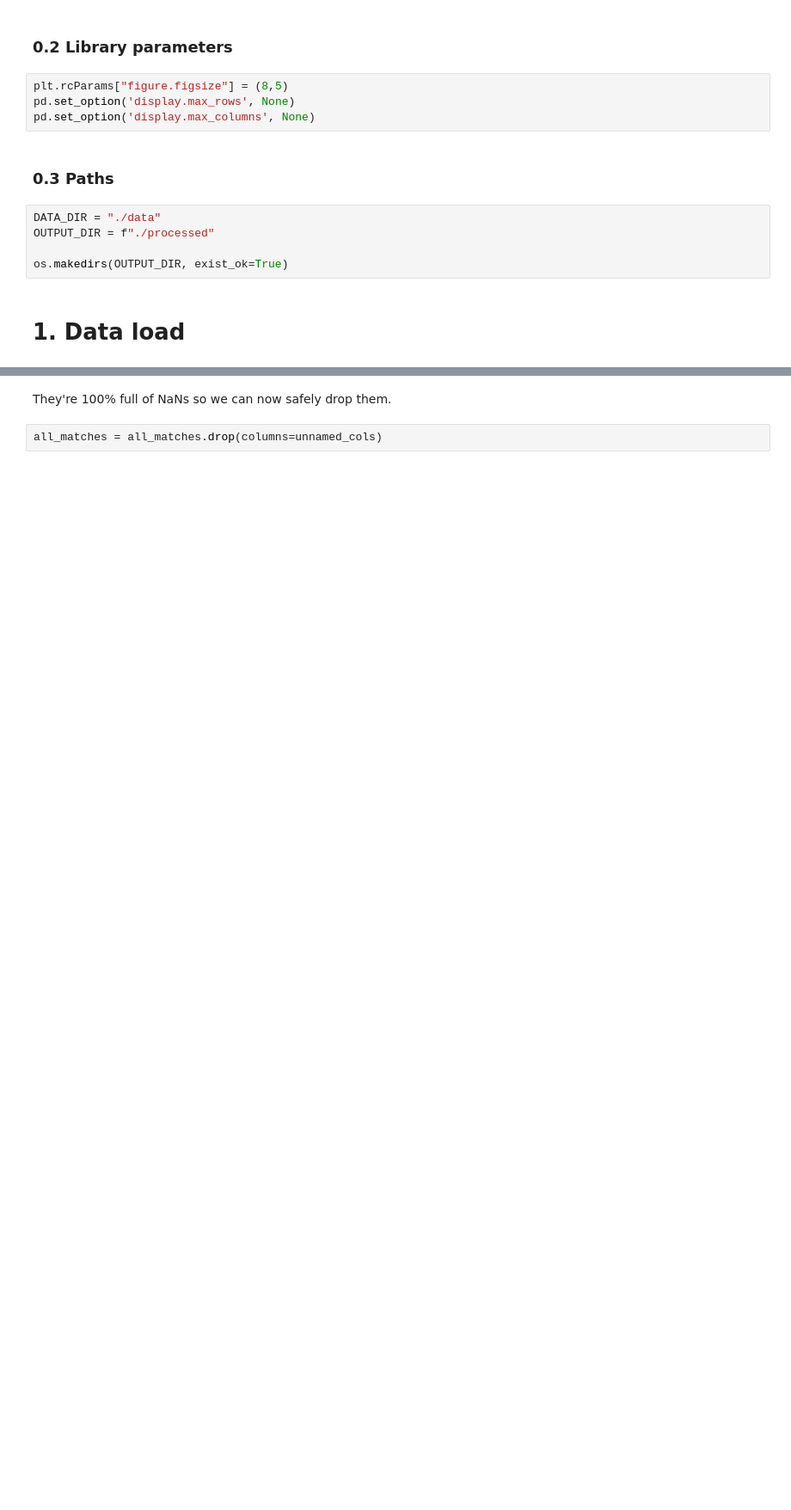
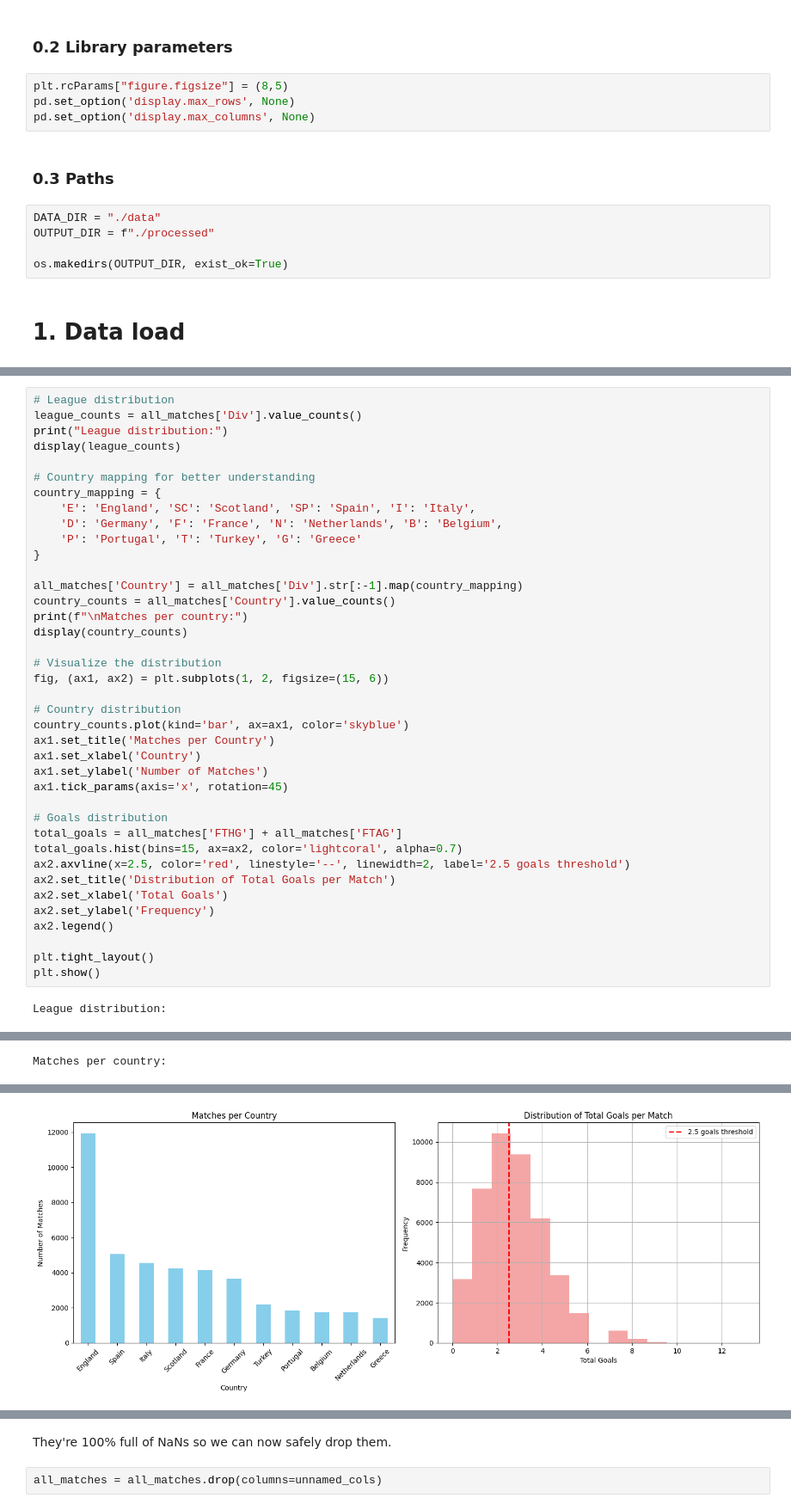
Before and after one commit to OndrejZ24/soccer-leagues-predictions, a Jupyter notebook: preprocessing.ipynb, the cells around one changed output, grey strips where cells are left out. Shown at 86% size. Drawn from its saved outputs; the diff is of its cells as text; blank space fills up the shorter version.

```diff
--- a/preprocessing.ipynb
+++ b/preprocessing.ipynb
@@ -98,0 +205,41 @@ display(all_matches.head())
+# %%
+# League distribution
+league_counts = all_matches['Div'].value_counts()
+print("League distribution:")
+display(league_counts)
+
+# Country mapping for better understanding
+country_mapping = {
+    'E': 'England', 'SC': 'Scotland', 'SP': 'Spain', 'I': 'Italy',
+    'D': 'Germany', 'F': 'France', 'N': 'Netherlands', 'B': 'Belgium',
+    'P': 'Portugal', 'T': 'Turkey', 'G': 'Greece'
+}
+
+all_matches['Country'] = all_matches['Div'].str[:-1].map(country_mapping)
+country_counts = all_matches['Country'].value_counts()
+print(f"\nMatches per country:")
+display(country_counts)
+
+# Visualize the distribution
+fig, (ax1, ax2) = plt.subplots(1, 2, figsize=(15, 6))
+
+# Country distribution
+country_counts.plot(kind='bar', ax=ax1, color='skyblue')
+ax1.set_title('Matches per Country')
+ax1.set_xlabel('Country')
+ax1.set_ylabel('Number of Matches')
+ax1.tick_params(axis='x', rotation=45)
+
+# Goals distribution
+total_goals = all_matches['FTHG'] + all_matches['FTAG']
+total_goals.hist(bins=15, ax=ax2, color='lightcoral', alpha=0.7)
+ax2.axvline(x=2.5, color='red', linestyle='--', linewidth=2, label='2.5 goals threshold')
+ax2.set_title('Distribution of Total Goals per Match')
+ax2.set_xlabel('Total Goals')
+ax2.set_ylabel('Frequency')
+ax2.legend()
+
+plt.tight_layout()
+plt.show()
+# %% [output]
+League distribution:
@@ -98,0 +263 @@ display(all_matches.head())
+Matches per country:
@@ -99 +277,2 @@ display(all_matches.head())
+[figure, added]
 # %% [markdown]
```
Also changed, not shown: parts of 49 cells of this notebook.
